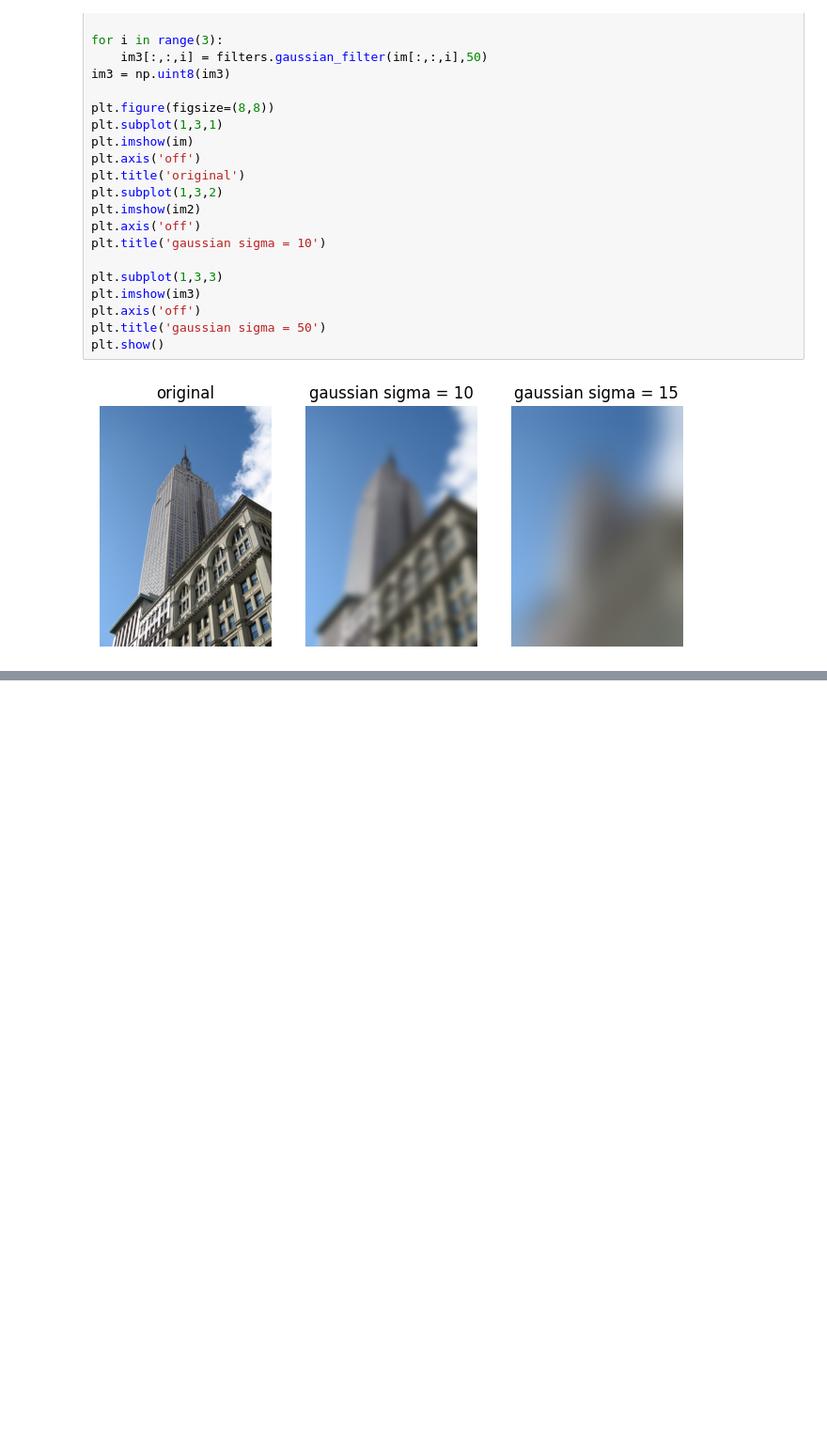
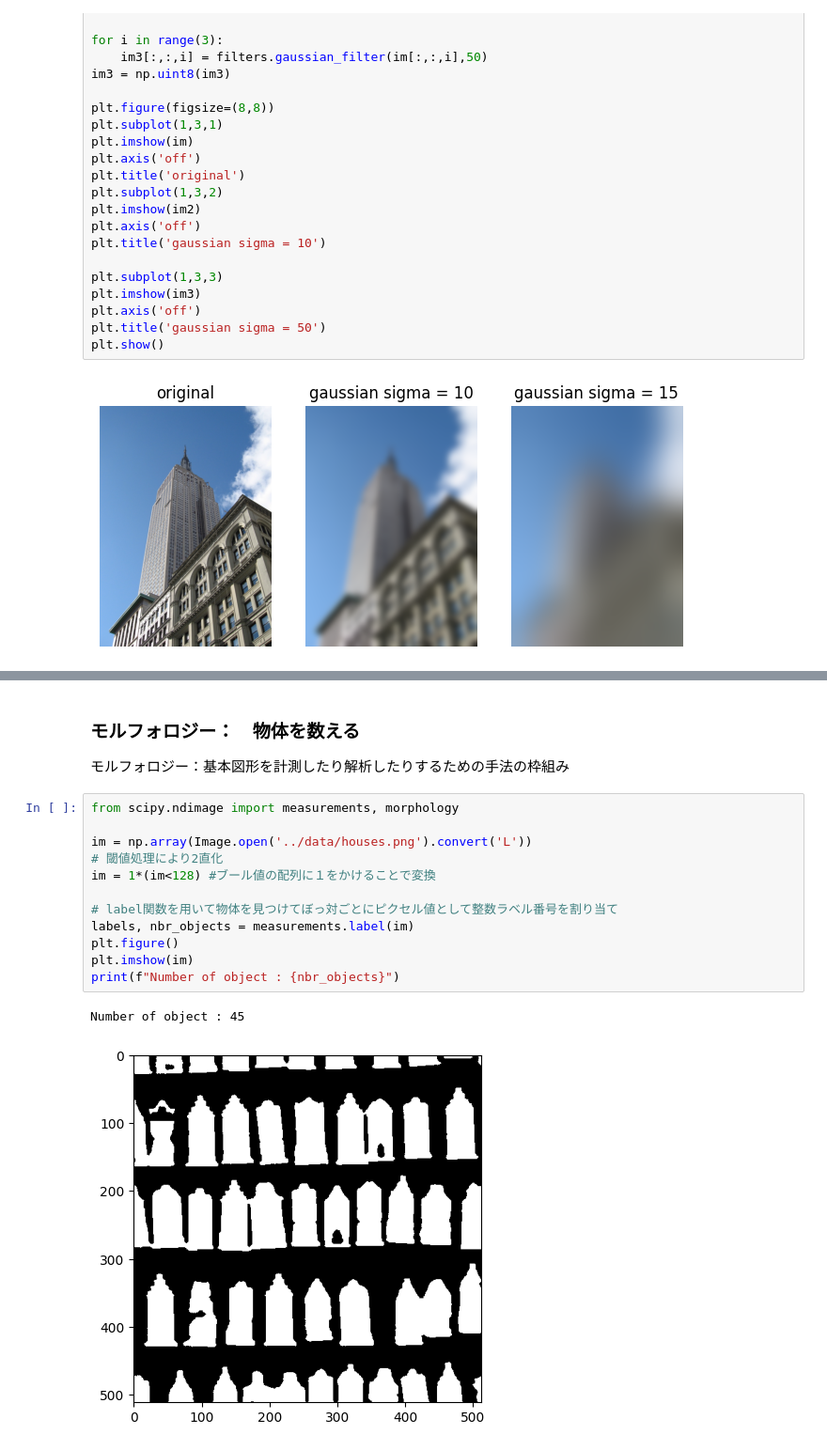
Before and after one commit to emor1/PCV_memo, a Jupyter notebook: ch01_basic_imgProcessing/ch01_scipy.ipynb, the cells around one changed output, grey strips where cells are left out. Shown at 94% size. Drawn from its saved outputs; the diff is of its cells as text; blank space fills up the shorter version.

```diff
--- a/ch01_basic_imgProcessing/ch01_scipy.ipynb
+++ b/ch01_basic_imgProcessing/ch01_scipy.ipynb
@@ -88,0 +169,18 @@ plt.show()
+# %% [markdown]
+### モルフォロジー：　物体を数える
+モルフォロジー：基本図形を計測したり解析したりするための手法の枠組み
+# %%
+from scipy.ndimage import measurements, morphology
+
+im = np.array(Image.open('../data/houses.png').convert('L'))
+# 閾値処理により2直化
+im = 1*(im<128) #ブール値の配列に１をかけることで変換
+
+# label関数を用いて物体を見つけてぼっ対ごとにピクセル値として整数ラベル番号を割り当て
+labels, nbr_objects = measurements.label(im)
+plt.figure()
+plt.imshow(im)
+print(f"Number of object : {nbr_objects}")
+# %% [output]
+Number of object : 45
+[figure, added]
```
Also changed, not shown: parts of 9 cells of this notebook, 1 other file.
